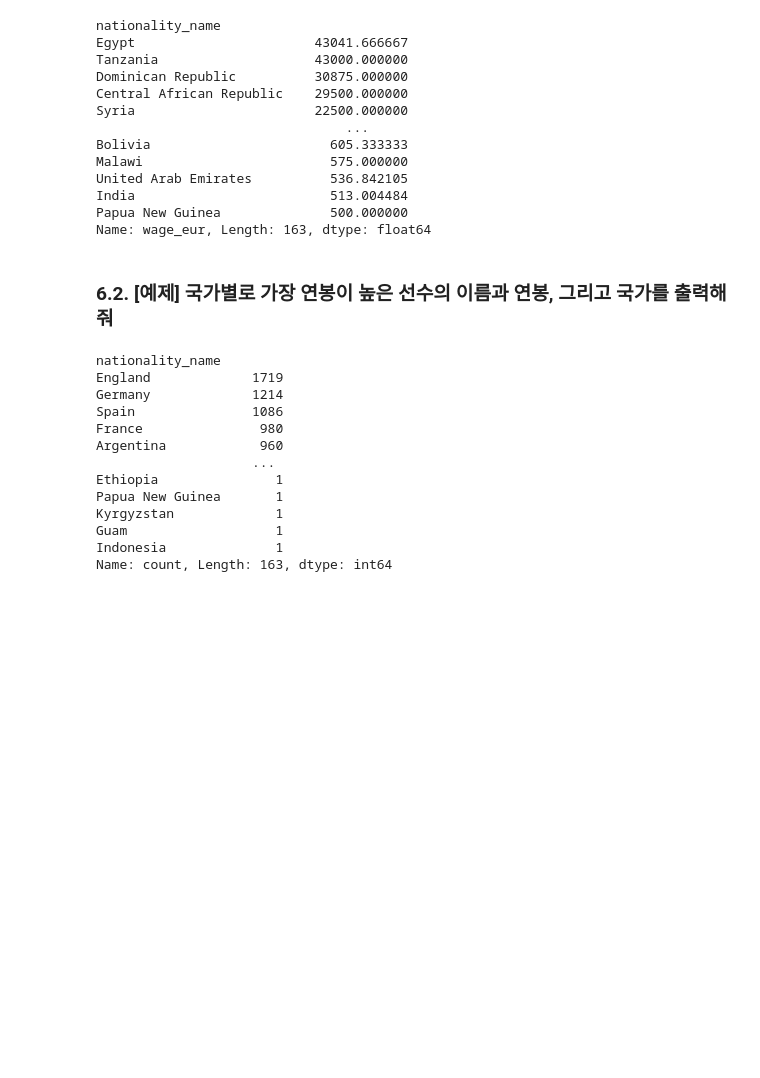
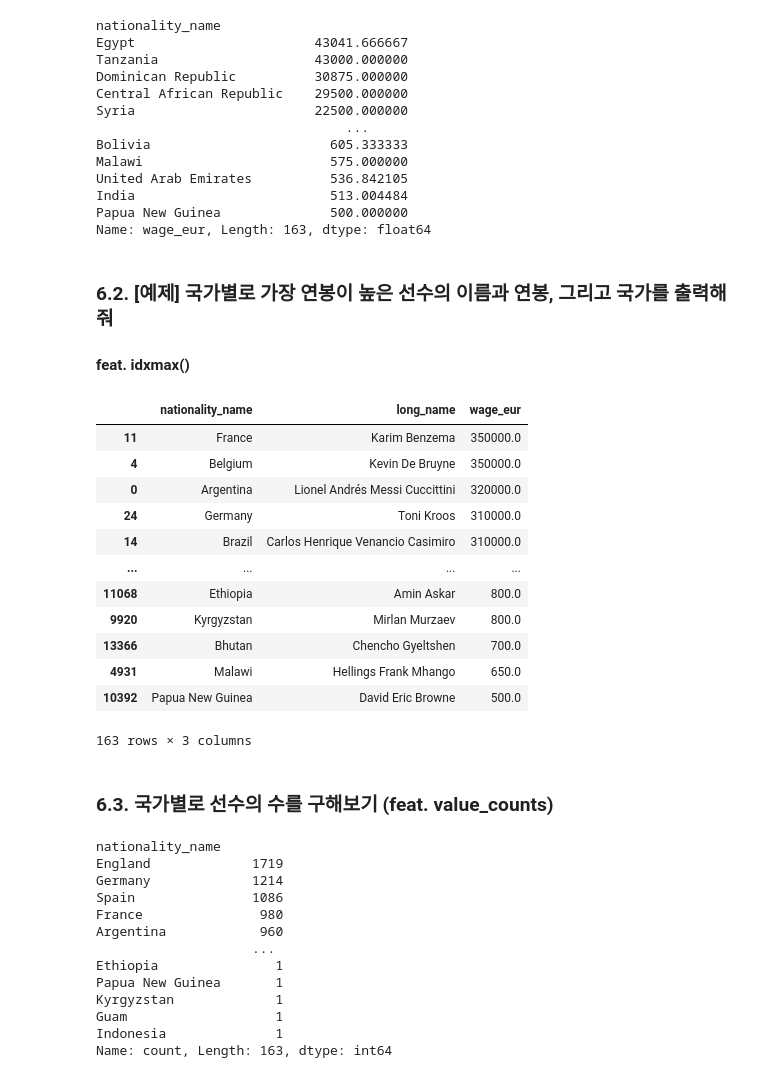
Before and after one commit to martiniifun/data_analysis, a Jupyter notebook: 20230627_sofifa_eda.ipynb, the cells around one changed output. Cells and saved outputs as stored; diff of their text form; code cells hidden in the pictures; blank space fills up the shorter version.

```diff
--- a/20230627_sofifa_eda.ipynb
+++ b/20230627_sofifa_eda.ipynb
@@ -529,3 +531,5 @@ Papua New Guinea              500.000000
 Name: wage_eur, Length: 163, dtype: float64
 # %% [markdown]
 ### 6.2. [예제] 국가별로 가장 연봉이 높은 선수의 이름과 연봉, 그리고 국가를 출력해줘
+
+#### feat. idxmax()
@@ -534,3 +536,26 @@ Name: wage_eur, Length: 163, dtype: float64
+# %%
+# idxmax 집계함수는 그룹별로 최대값을 리턴하는 대신
+# 최대값에 해당하는 인덱스 번호를 리턴해줍니다.
+# 이 값을 활용하여 해당 인덱스의 다른 칼럼 값을 꺼내올 수 있습니다.
+
+idx_max = df["wage_eur"].groupby(df["nationality_name"]).idxmax()
+df.loc[idx_max][["nationality_name", "long_name", "wage_eur"]].sort_values("wage_eur", ascending=False)
+# %% [output]
+|  | nationality_name | long_name | wage_eur |
+| 11 | France | Karim Benzema | 350000.0 |
+| 4 | Belgium | Kevin De Bruyne | 350000.0 |
+| 0 | Argentina | Lionel Andrés Messi Cuccittini | 320000.0 |
+| 24 | Germany | Toni Kroos | 310000.0 |
+| 14 | Brazil | Carlos Henrique Venancio Casimiro | 310000.0 |
+| ... | ... | ... | ... |
+| 11068 | Ethiopia | Amin Askar | 800.0 |
+| 9920 | Kyrgyzstan | Mirlan Murzaev | 800.0 |
+| 13366 | Bhutan | Chencho Gyeltshen | 700.0 |
+| 4931 | Malawi | Hellings Frank Mhango | 650.0 |
+| 10392 | Papua New Guinea | David Eric Browne | 500.0 |
+163 rows × 3 columns
+# %% [markdown]
+### 6.3. 국가별로 선수의 수를 구해보기 (feat. value_counts)
 # %%
 df_vc = df["nationality_name"].value_counts()
 # %%
```
Also changed, not shown: parts of 10 cells of this notebook.
